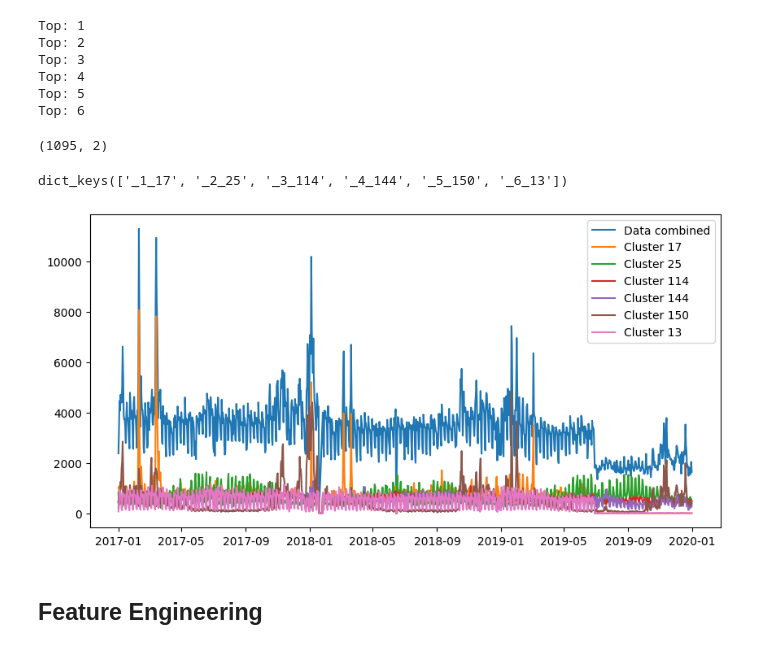
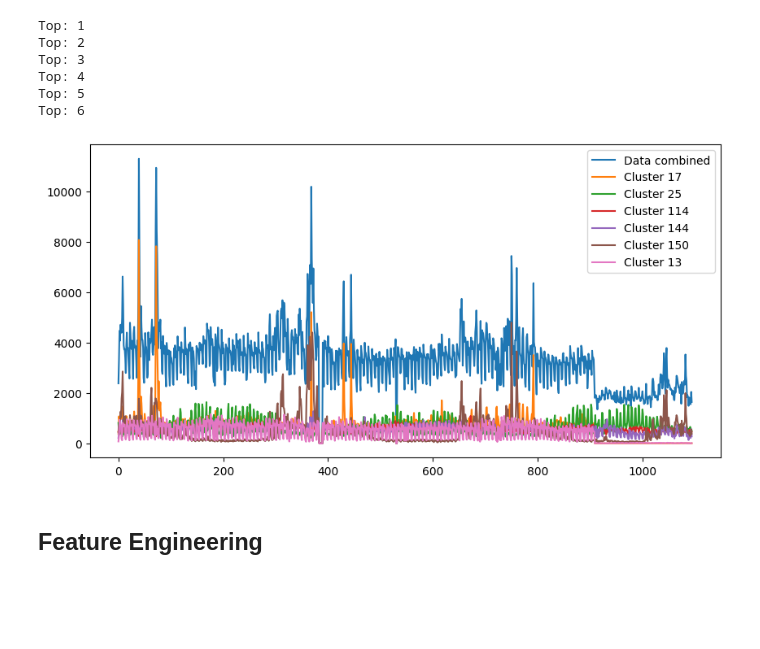
Before and after one commit to napolion2000/Call-Count-Forecasting, a Jupyter notebook: 05-Clustering/02_01_TopHDBSCAN_ClusterPredictions.ipynb, the cells around one changed output. Saved outputs shown, nothing was run; the diff lists cells and outputs as text; code cells hidden in the pictures; blank space fills up the shorter version.

```diff
--- a/05-Clustering/02_01_TopHDBSCAN_ClusterPredictions.ipynb
+++ b/05-Clustering/02_01_TopHDBSCAN_ClusterPredictions.ipynb
@@ -92,6 +80,7 @@ daily_clusters_df = pd.merge(dates_df, all_clusters_data.groupby(['date']).size(
 daily_clusters_df['inquiries_per_day'] = daily_clusters_df['inquiries_per_day'].fillna(0)
 # %%
 top6clusters = {}
+daily_top6clusters = {}
 daily_clusters = {}
 for i,label in enumerate(clusters_df[1:7].index):
     print('Top:',i+1)
@@ -99,7 +88,7 @@ for i,label in enumerate(clusters_df[1:7].index):
     key = f"_{i+1}_{label}"
     top6clusters[key] = value
     value = value.groupby(["date"]).size().reset_index(name="inquiries_per_day")
-    daily_clusters[key] = pd.merge(dates_df, value, on='date', how='left')
+    daily_top6clusters[key] = pd.merge(dates_df, value, on='date', how='left').fillna(0)
 # %% [output]
 Top: 1
 Top: 2
@@ -107,27 +96,17 @@ Top: 3
 Top: 4
 Top: 5
 Top: 6
-# %%
-daily_clusters_df.shape
-# %% [output]
-(1095, 2)
-# %%
-daily_clusters_df = all_clusters_data.groupby(["date"]).size().reset_index(name="inquiries_per_day")
-# %%
-daily_clusters.keys()
-# %% [output]
-dict_keys(['_1_17', '_2_25', '_3_114', '_4_144', '_5_150', '_6_13'])
 # %%
 plt.plot(daily_clusters_df['inquiries_per_day'], label='Data combined')
-plt.plot(daily_clusters['_1_17']['inquiries_per_day'], label='Cluster 17')
-plt.plot(daily_clusters['_2_25']['inquiries_per_day'], label='Cluster 25')
-plt.plot(daily_clusters['_3_114']['inquiries_per_day'], label='Cluster 114')
-plt.plot(daily_clusters['_4_144']['inquiries_per_day'], label='Cluster 144')
-plt.plot(daily_clusters['_5_150']['inquiries_per_day'], label='Cluster 150')
-plt.plot(daily_clusters['_6_13']['inquiries_per_day'], label='Cluster 13')
+plt.plot(daily_top6clusters['_1_17']['inquiries_per_day'], label='Cluster 17')
+plt.plot(daily_top6clusters['_2_25']['inquiries_per_day'], label='Cluster 25')
+plt.plot(daily_top6clusters['_3_114']['inquiries_per_day'], label='Cluster 114')
+plt.plot(daily_top6clusters['_4_144']['inquiries_per_day'], label='Cluster 144')
+plt.plot(daily_top6clusters['_5_150']['inquiries_per_day'], label='Cluster 150')
+plt.plot(daily_top6clusters['_6_13']['inquiries_per_day'], label='Cluster 13')
 plt.legend();
 # %% [output]
-[figure, old version]
+[figure, new version]
 # %% [markdown]
 ## Feature Engineering
 # %%
```
Also changed, not shown: parts of 102 cells of this notebook.
